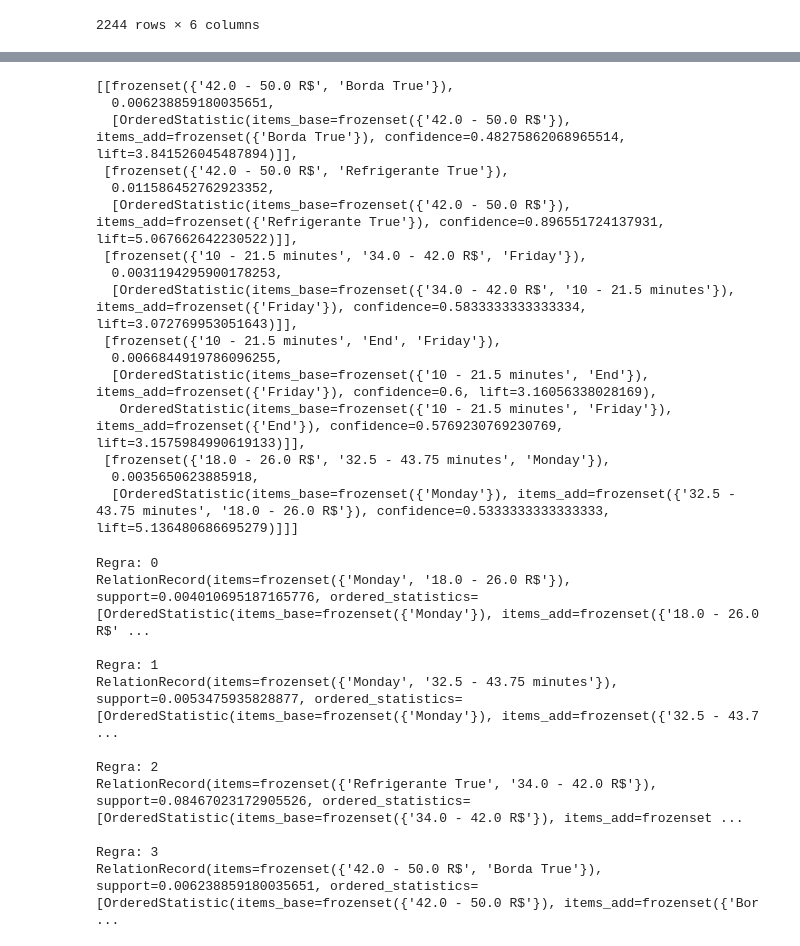
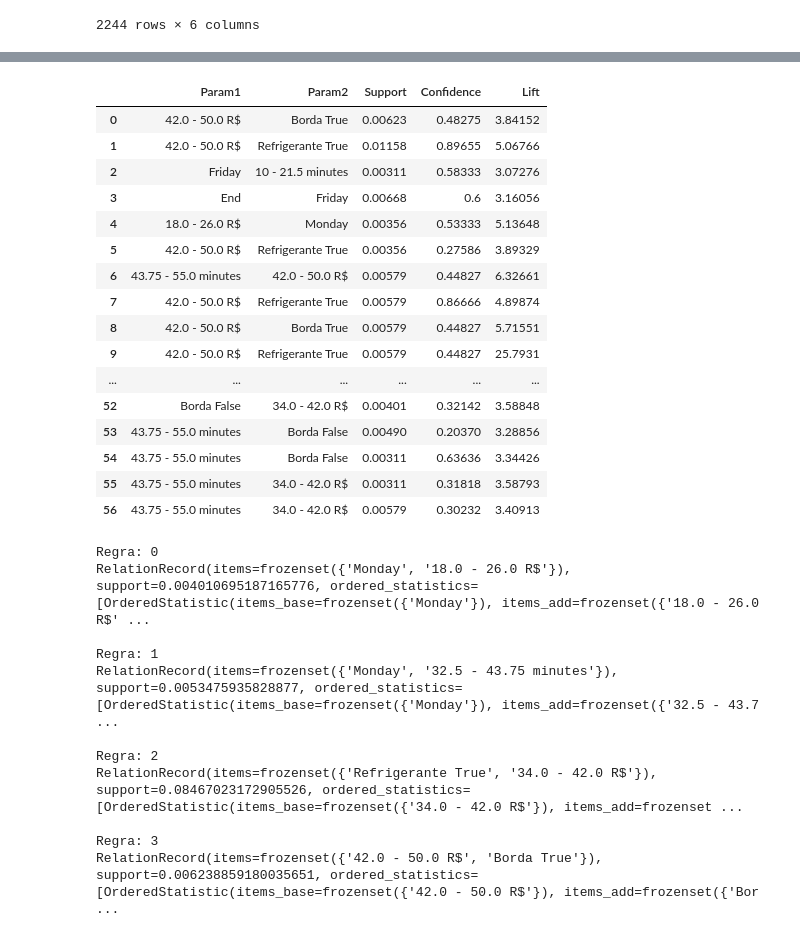
Before and after one commit to victor-s-santos/discovering-association-rules, a Jupyter notebook: 02-pizzeria/Applying_Rules.ipynb, the cells around one changed output, grey strips where cells are left out. Cells and saved outputs as stored; diff of their text form; code cells hidden in the pictures.

Commit message:
showing the rules in a dataframe

```diff
--- a/02-pizzeria/Applying_Rules.ipynb
+++ b/02-pizzeria/Applying_Rules.ipynb
@@ -21,6 +21,5 @@ data
 2244 rows × 6 columns
 # %%
 transactions = []
-for i in range(0, len(data)):
-    transactions.append([str(data.values[i, j]) for j in range(0, len(data.columns))])
-len(transactions), transactions[0]
+for i in range(len(data)):
+    transactions.append([str(data.values[i,j]) for j in range(len(data.columns))])
@@ -51,23 +42,42 @@ rules[0:5]
-# %%
-rules = [list(elements) for elements in rules]
-rules[0:5]
-# %% [output]
-[[frozenset({'42.0 - 50.0 R$', 'Borda True'}),
-  0.006238859180035651,
-  [OrderedStatistic(items_base=frozenset({'42.0 - 50.0 R$'}), items_add=frozenset({'Borda True'}), confidence=0.48275862068965514, lift=3.841526045487894)]],
- [frozenset({'42.0 - 50.0 R$', 'Refrigerante True'}),
-  0.011586452762923352,
-  [OrderedStatistic(items_base=frozenset({'42.0 - 50.0 R$'}), items_add=frozenset({'Refrigerante True'}), confidence=0.896551724137931, lift=5.067662642230522)]],
- [frozenset({'10 - 21.5 minutes', '34.0 - 42.0 R$', 'Friday'}),
-  0.0031194295900178253,
-  [OrderedStatistic(items_base=frozenset({'34.0 - 42.0 R$', '10 - 21.5 minutes'}), items_add=frozenset({'Friday'}), confidence=0.5833333333333334, lift=3.072769953051643)]],
- [frozenset({'10 - 21.5 minutes', 'End', 'Friday'}),
-  0.0066844919786096255,
-  [OrderedStatistic(items_base=frozenset({'10 - 21.5 minutes', 'End'}), items_add=frozenset({'Friday'}), confidence=0.6, lift=3.16056338028169),
-   OrderedStatistic(items_base=frozenset({'10 - 21.5 minutes', 'Friday'}), items_add=frozenset({'End'}), confidence=0.5769230769230769, lift=3.1575984990619133)]],
- [frozenset({'18.0 - 26.0 R$', '32.5 - 43.75 minutes', 'Monday'}),
-  0.0035650623885918,
-  [OrderedStatistic(items_base=frozenset({'Monday'}), items_add=frozenset({'32.5 - 43.75 minutes', '18.0 - 26.0 R$'}), confidence=0.5333333333333333, lift=5.136480686695279)]]]
+# %%
+"""Showing the rules in a dataframe"""
+results = []
+for item in rules:
+    pair = item[0]
+    items = [x for x in pair]
+
+    el0 = str(items[0])
+    el1 = str(items[1])
+    el2 = str(item[1])[:7]
+    el3 = str(item[2][0][2])[:7]
+    el4 = str(item[2][0][3])[:7]
+
+    rows = (el0, el1, el2, el3, el4)
+    results.append(rows)
+
+    labels = ['Param1', 'Param2', 'Support', 'Confidence', 'Lift']
+
+    correlations = pd.DataFrame.from_records(results, columns = labels)
+
+correlations
+# %% [output]
+|  | Param1 | Param2 | Support | Confidence | Lift |
+| 0 | 42.0 - 50.0 R$ | Borda True | 0.00623 | 0.48275 | 3.84152 |
+| 1 | 42.0 - 50.0 R$ | Refrigerante True | 0.01158 | 0.89655 | 5.06766 |
+| 2 | Friday | 10 - 21.5 minutes | 0.00311 | 0.58333 | 3.07276 |
+| 3 | End | Friday | 0.00668 | 0.6 | 3.16056 |
+| 4 | 18.0 - 26.0 R$ | Monday | 0.00356 | 0.53333 | 5.13648 |
+| 5 | 42.0 - 50.0 R$ | Refrigerante True | 0.00356 | 0.27586 | 3.89329 |
+| 6 | 43.75 - 55.0 minutes | 42.0 - 50.0 R$ | 0.00579 | 0.44827 | 6.32661 |
+| 7 | 42.0 - 50.0 R$ | Refrigerante True | 0.00579 | 0.86666 | 4.89874 |
+| 8 | 42.0 - 50.0 R$ | Borda True | 0.00579 | 0.44827 | 5.71551 |
+| 9 | 42.0 - 50.0 R$ | Refrigerante True | 0.00579 | 0.44827 | 25.7931 |
+| ... | ... | ... | ... | ... | ... |
+| 52 | Borda False | 34.0 - 42.0 R$ | 0.00401 | 0.32142 | 3.58848 |
+| 53 | 43.75 - 55.0 minutes | Borda False | 0.00490 | 0.20370 | 3.28856 |
+| 54 | 43.75 - 55.0 minutes | Borda False | 0.00311 | 0.63636 | 3.34426 |
+| 55 | 43.75 - 55.0 minutes | 34.0 - 42.0 R$ | 0.00311 | 0.31818 | 3.58793 |
+| 56 | 43.75 - 55.0 minutes | 34.0 - 42.0 R$ | 0.00579 | 0.30232 | 3.40913 |
 # %%
 def show_rules(data, support = 0.003, confidence = 0.2,
                lift = 2, lenght = 2, number_retorned = len(data)):
```
Also changed, not shown: parts of 3 cells of this notebook.
